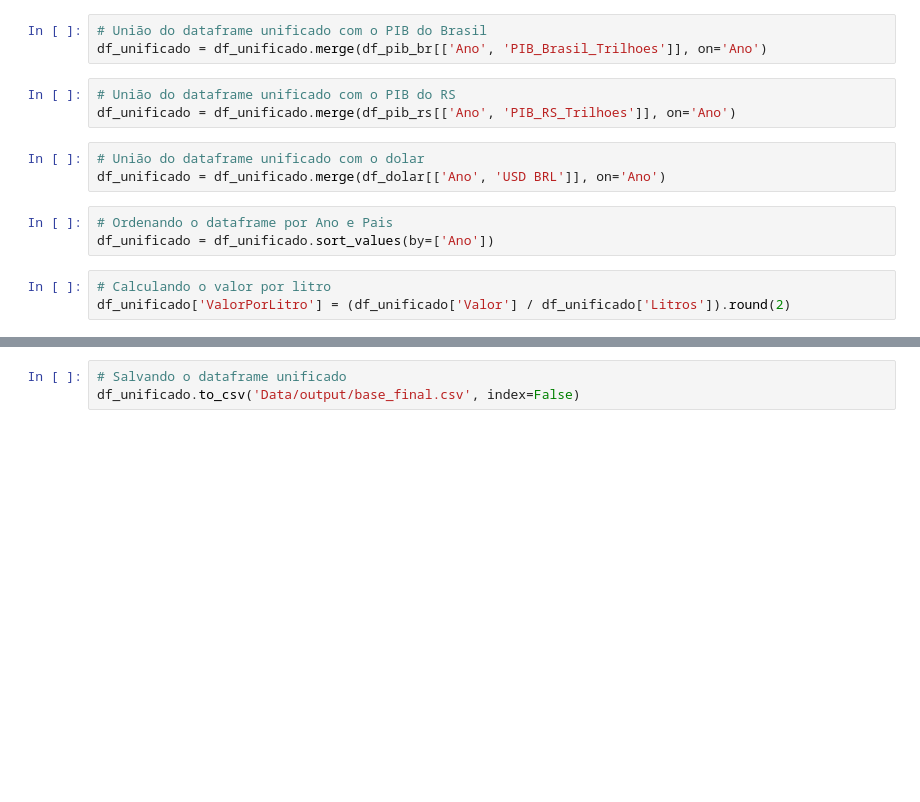
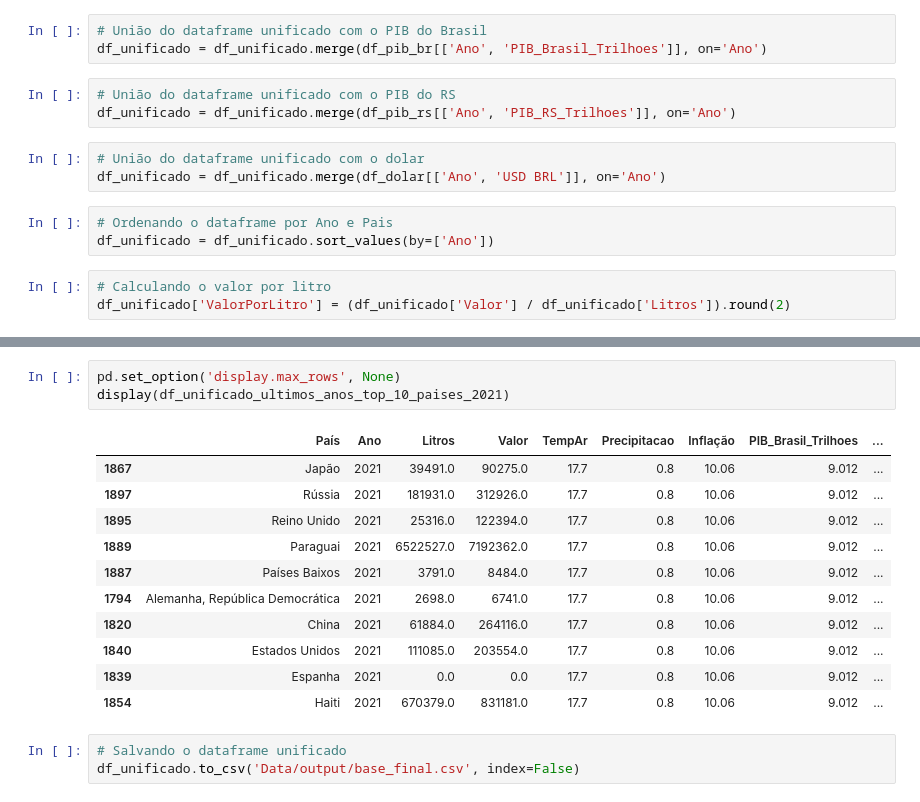
Before and after one commit to TSANTOSLIVE/PROJETO, a Jupyter notebook: main.ipynb, the cells around one changed output, grey strips where cells are left out. Cells and saved outputs as stored; diff of their text form; blank space fills up the shorter version.

```diff
--- a/main.ipynb
+++ b/main.ipynb
@@ -69,3 +224,18 @@ df_unificado.iloc[0:500]
+# %%
+pd.set_option('display.max_rows', None)
+display(df_unificado_ultimos_anos_top_10_paises_2021)
+# %% [output]
+|  | País | Ano | Litros | Valor | TempAr | Precipitacao | Inflação | PIB_Brasil_Trilhoes | ... |
+| 1867 | Japão | 2021 | 39491.0 | 90275.0 | 17.7 | 0.8 | 10.06 | 9.012 | ... |
+| 1897 | Rússia | 2021 | 181931.0 | 312926.0 | 17.7 | 0.8 | 10.06 | 9.012 | ... |
+| 1895 | Reino Unido | 2021 | 25316.0 | 122394.0 | 17.7 | 0.8 | 10.06 | 9.012 | ... |
+| 1889 | Paraguai | 2021 | 6522527.0 | 7192362.0 | 17.7 | 0.8 | 10.06 | 9.012 | ... |
+| 1887 | Países Baixos | 2021 | 3791.0 | 8484.0 | 17.7 | 0.8 | 10.06 | 9.012 | ... |
+| 1794 | Alemanha, República Democrática | 2021 | 2698.0 | 6741.0 | 17.7 | 0.8 | 10.06 | 9.012 | ... |
+| 1820 | China | 2021 | 61884.0 | 264116.0 | 17.7 | 0.8 | 10.06 | 9.012 | ... |
+| 1840 | Estados Unidos | 2021 | 111085.0 | 203554.0 | 17.7 | 0.8 | 10.06 | 9.012 | ... |
+| 1839 | Espanha | 2021 | 0.0 | 0.0 | 17.7 | 0.8 | 10.06 | 9.012 | ... |
+| 1854 | Haiti | 2021 | 670379.0 | 831181.0 | 17.7 | 0.8 | 10.06 | 9.012 | ... |
 # %%
 # Salvando o dataframe unificado
 df_unificado.to_csv('Data/output/base_final.csv', index=False)
```
Also changed, not shown: parts of 12 cells of this notebook, 7 other files.
